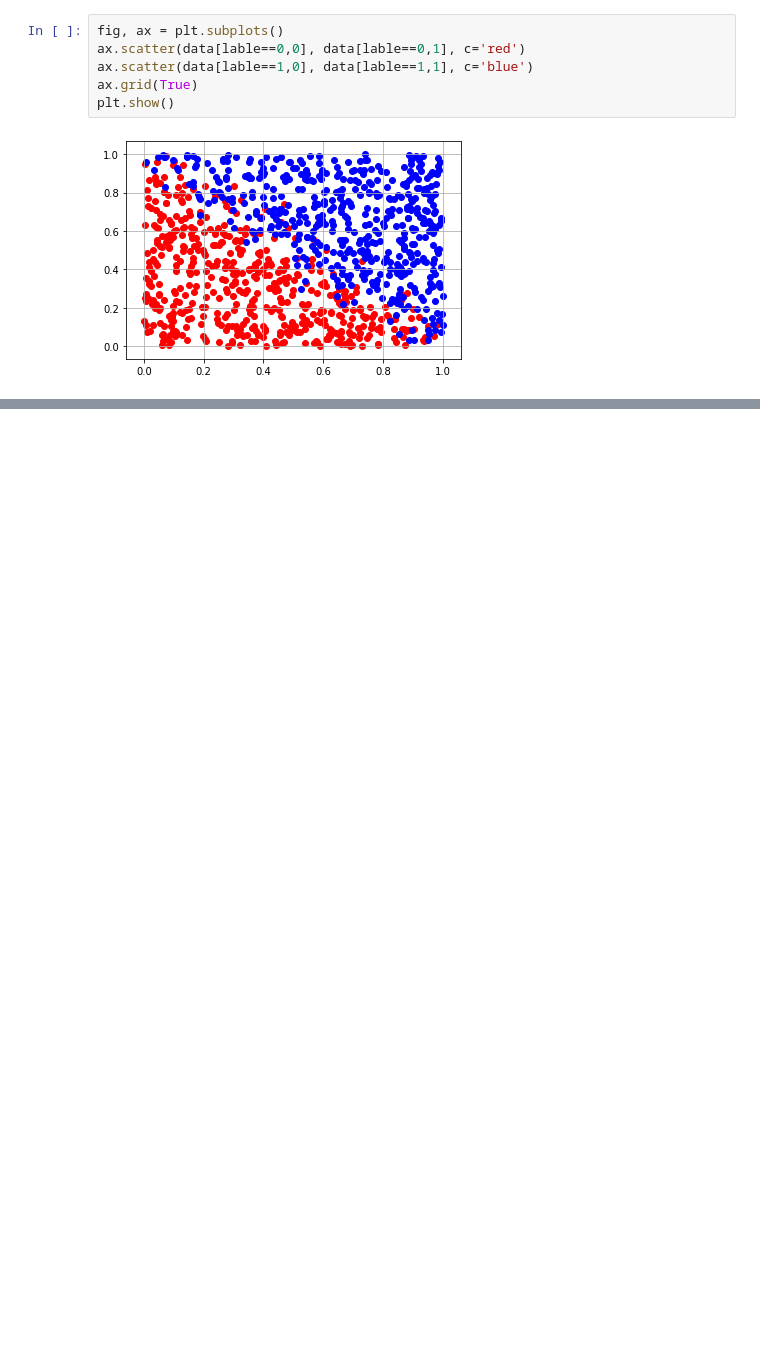
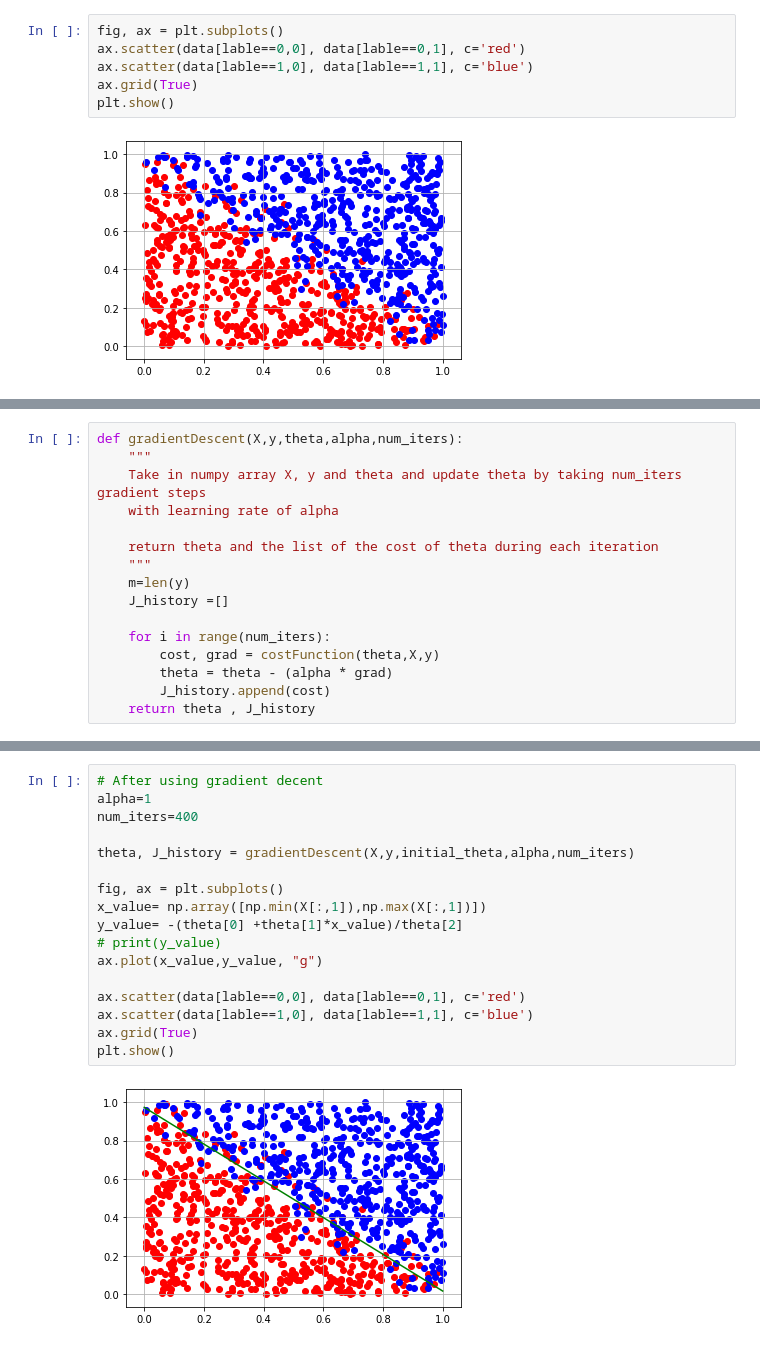
Before and after one commit to QinmengLUAN/Pandas_practice, a Jupyter notebook: Logistic_regression_Moe.ipynb, the cells around one changed output, grey strips where cells are left out. Cells and saved outputs as stored; diff of their text form; blank space fills up the shorter version.

```diff
--- a/Logistic_regression_Moe.ipynb
+++ b/Logistic_regression_Moe.ipynb
@@ -40,0 +90,16 @@ def cost_function(x,y,theta):
+# %%
+def gradientDescent(X,y,theta,alpha,num_iters):
+    """
+    Take in numpy array X, y and theta and update theta by taking num_iters gradient steps
+    with learning rate of alpha
+
+    return theta and the list of the cost of theta during each iteration
+    """
+    m=len(y)
+    J_history =[]
+
+    for i in range(num_iters):
+        cost, grad = costFunction(theta,X,y)
+        theta = theta - (alpha * grad)
+        J_history.append(cost)
+    return theta , J_history
@@ -40,0 +120,19 @@ def cost_function(x,y,theta):
+# %%
+# After using gradient decent
+alpha=1
+num_iters=400
+
+theta, J_history = gradientDescent(X,y,initial_theta,alpha,num_iters)
+
+fig, ax = plt.subplots()
+x_value= np.array([np.min(X[:,1]),np.max(X[:,1])])
+y_value= -(theta[0] +theta[1]*x_value)/theta[2]
+# print(y_value)
+ax.plot(x_value,y_value, "g")
+
+ax.scatter(data[lable==0,0], data[lable==0,1], c='red')
+ax.scatter(data[lable==1,0], data[lable==1,1], c='blue')
+ax.grid(True)
+plt.show()
+# %% [output]
+[figure, added]
```
Also changed, not shown: parts of 15 cells of this notebook, 1 other file.
